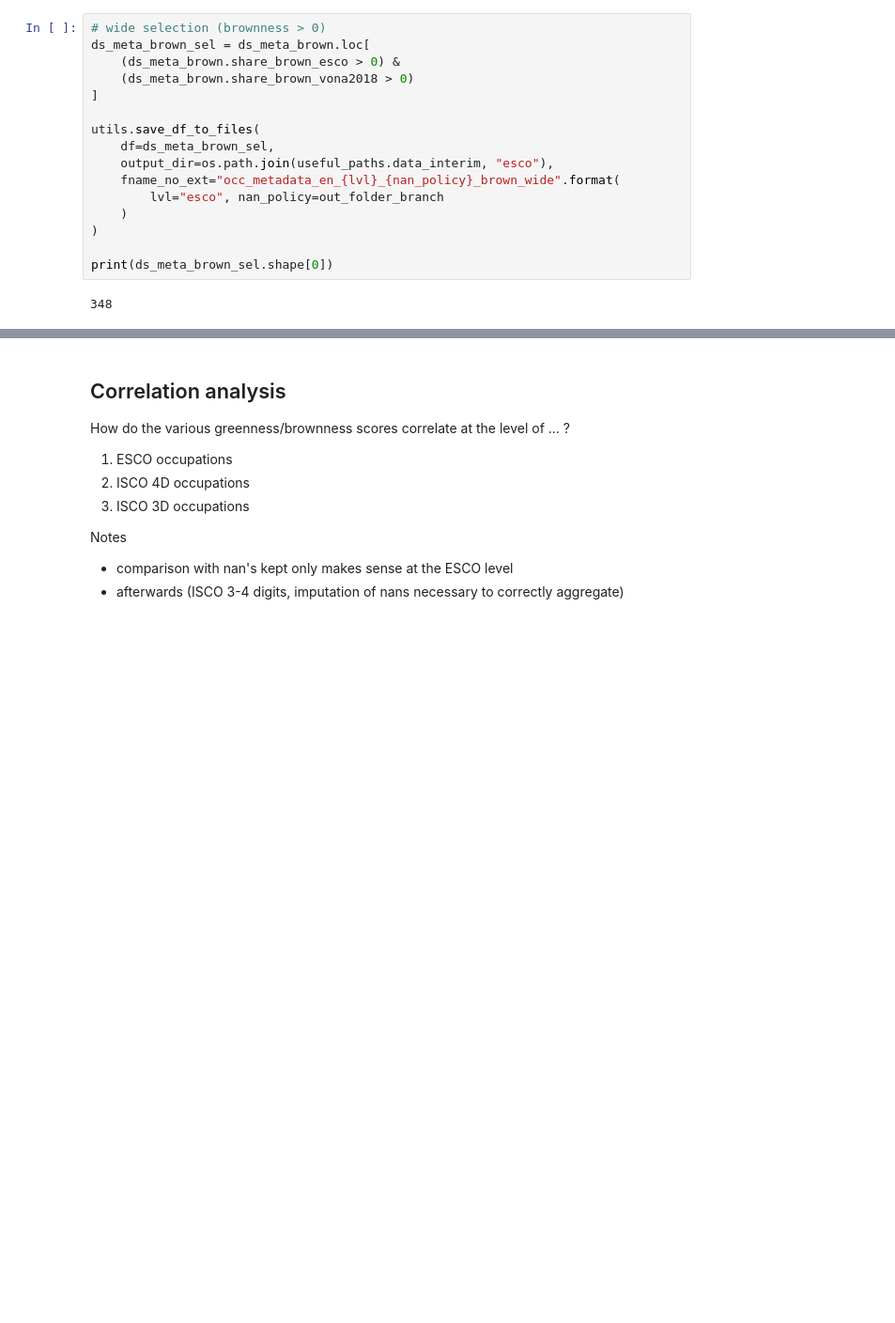
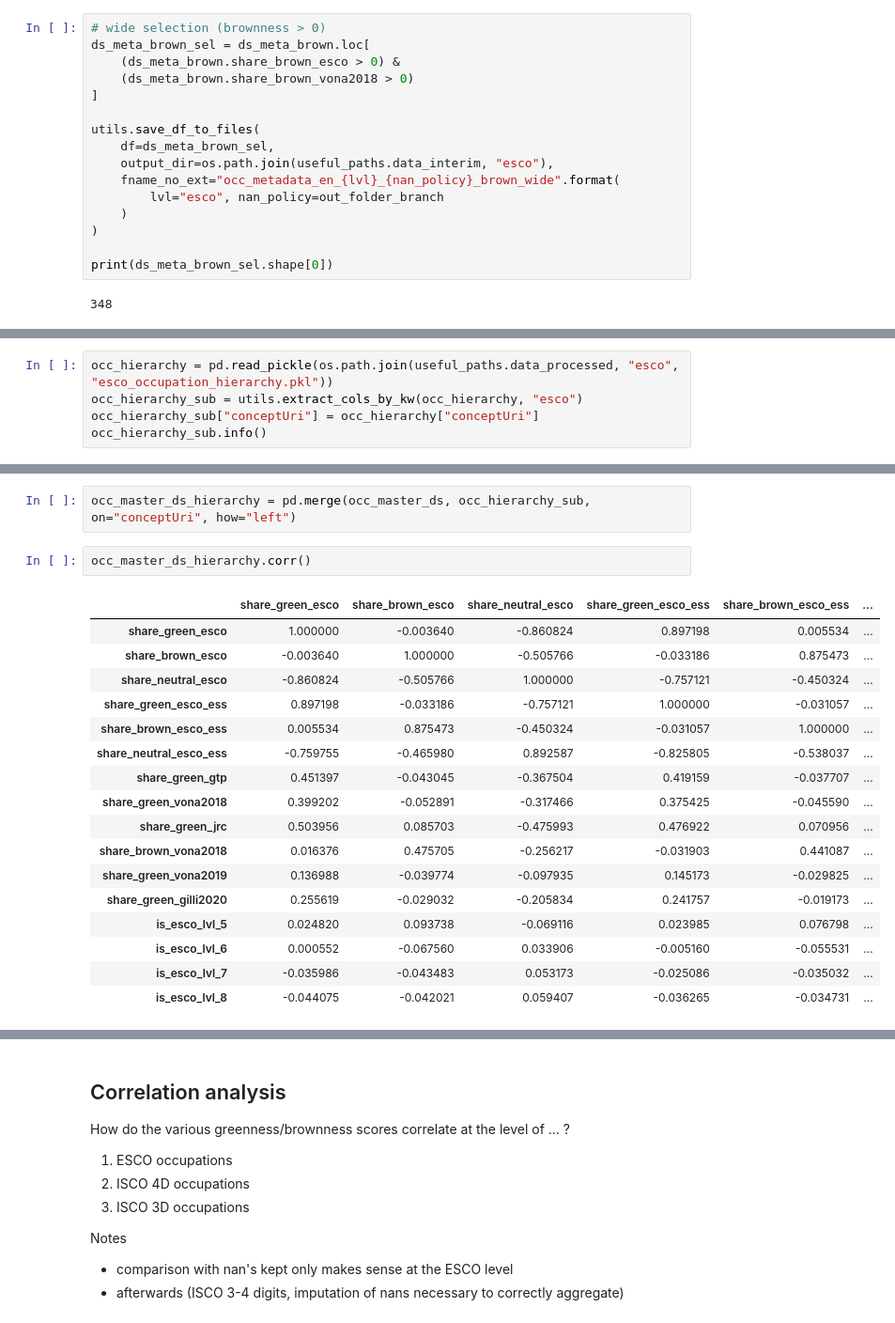
Before and after one commit to derpyninja/re4gt, a Jupyter notebook: notebooks/new/02-fz-esco-onet-data-merging-final.ipynb, the cells around one changed output, grey strips where cells are left out. Shown: that part at 94% size. Drawn from its saved outputs; the diff is of its cells as text; blank space fills up the shorter version.

```diff
--- a/notebooks/new/02-fz-esco-onet-data-merging-final.ipynb
+++ b/notebooks/new/02-fz-esco-onet-data-merging-final.ipynb
@@ -606,0 +727,5 @@ ds_meta_brown.loc[
+# %%
+occ_hierarchy = pd.read_pickle(os.path.join(useful_paths.data_processed, "esco", "esco_occupation_hierarchy.pkl"))
+occ_hierarchy_sub = utils.extract_cols_by_kw(occ_hierarchy, "esco")
+occ_hierarchy_sub["conceptUri"] = occ_hierarchy["conceptUri"]
+occ_hierarchy_sub.info()
@@ -606,0 +754,22 @@ ds_meta_brown.loc[
+# %%
+occ_master_ds_hierarchy = pd.merge(occ_master_ds, occ_hierarchy_sub, on="conceptUri", how="left")
+# %%
+occ_master_ds_hierarchy.corr()
+# %% [output]
+|  | share_green_esco | share_brown_esco | share_neutral_esco | share_green_esco_ess | share_brown_esco_ess | ... |
+| share_green_esco | 1.000000 | -0.003640 | -0.860824 | 0.897198 | 0.005534 | ... |
+| share_brown_esco | -0.003640 | 1.000000 | -0.505766 | -0.033186 | 0.875473 | ... |
+| share_neutral_esco | -0.860824 | -0.505766 | 1.000000 | -0.757121 | -0.450324 | ... |
+| share_green_esco_ess | 0.897198 | -0.033186 | -0.757121 | 1.000000 | -0.031057 | ... |
+| share_brown_esco_ess | 0.005534 | 0.875473 | -0.450324 | -0.031057 | 1.000000 | ... |
+| share_neutral_esco_ess | -0.759755 | -0.465980 | 0.892587 | -0.825805 | -0.538037 | ... |
+| share_green_gtp | 0.451397 | -0.043045 | -0.367504 | 0.419159 | -0.037707 | ... |
+| share_green_vona2018 | 0.399202 | -0.052891 | -0.317466 | 0.375425 | -0.045590 | ... |
+| share_green_jrc | 0.503956 | 0.085703 | -0.475993 | 0.476922 | 0.070956 | ... |
+| share_brown_vona2018 | 0.016376 | 0.475705 | -0.256217 | -0.031903 | 0.441087 | ... |
+| share_green_vona2019 | 0.136988 | -0.039774 | -0.097935 | 0.145173 | -0.029825 | ... |
+| share_green_gilli2020 | 0.255619 | -0.029032 | -0.205834 | 0.241757 | -0.019173 | ... |
+| is_esco_lvl_5 | 0.024820 | 0.093738 | -0.069116 | 0.023985 | 0.076798 | ... |
+| is_esco_lvl_6 | 0.000552 | -0.067560 | 0.033906 | -0.005160 | -0.055531 | ... |
+| is_esco_lvl_7 | -0.035986 | -0.043483 | 0.053173 | -0.025086 | -0.035032 | ... |
+| is_esco_lvl_8 | -0.044075 | -0.042021 | 0.059407 | -0.036265 | -0.034731 | ... |
```
Also changed, not shown: parts of 16 cells of this notebook, 14 other files.
